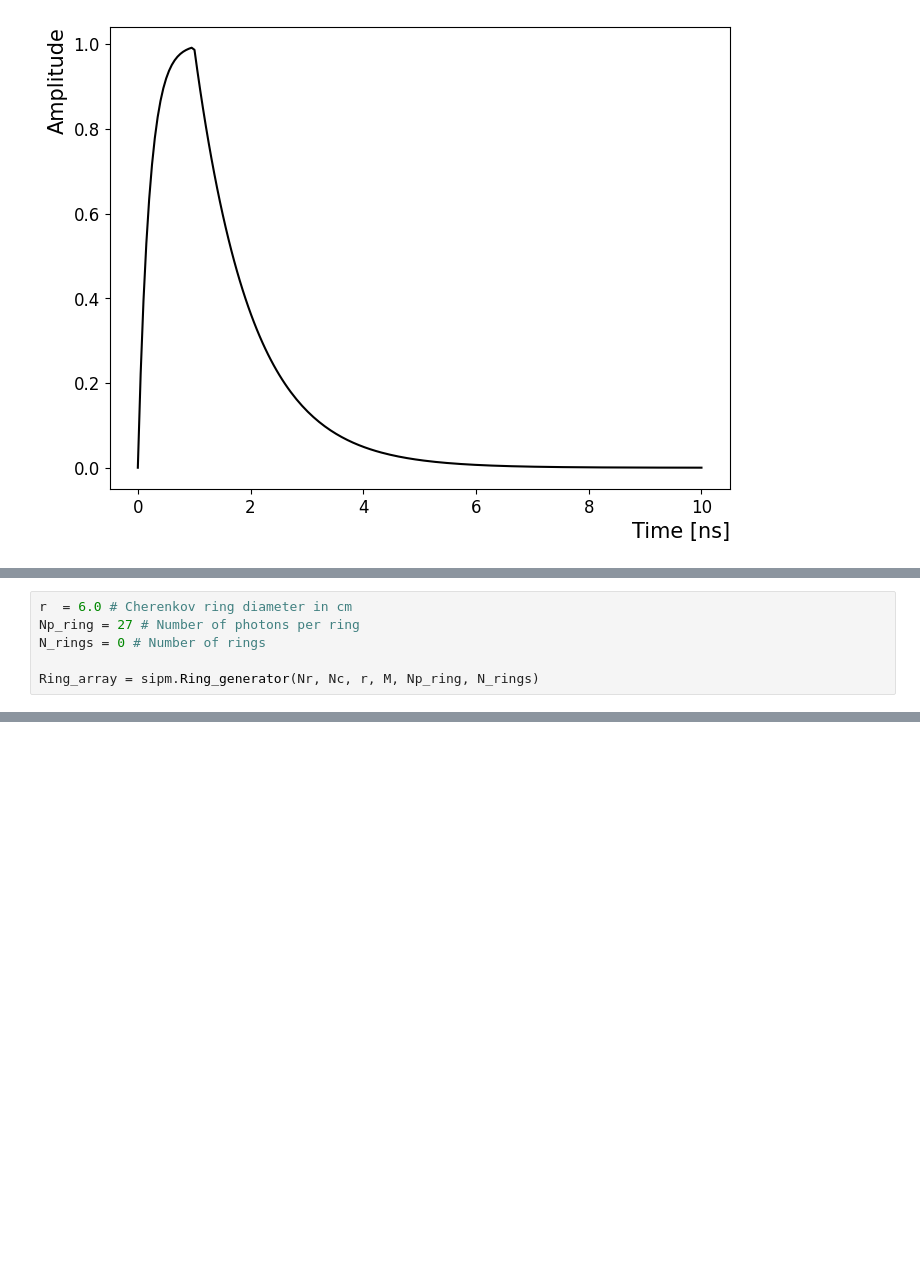
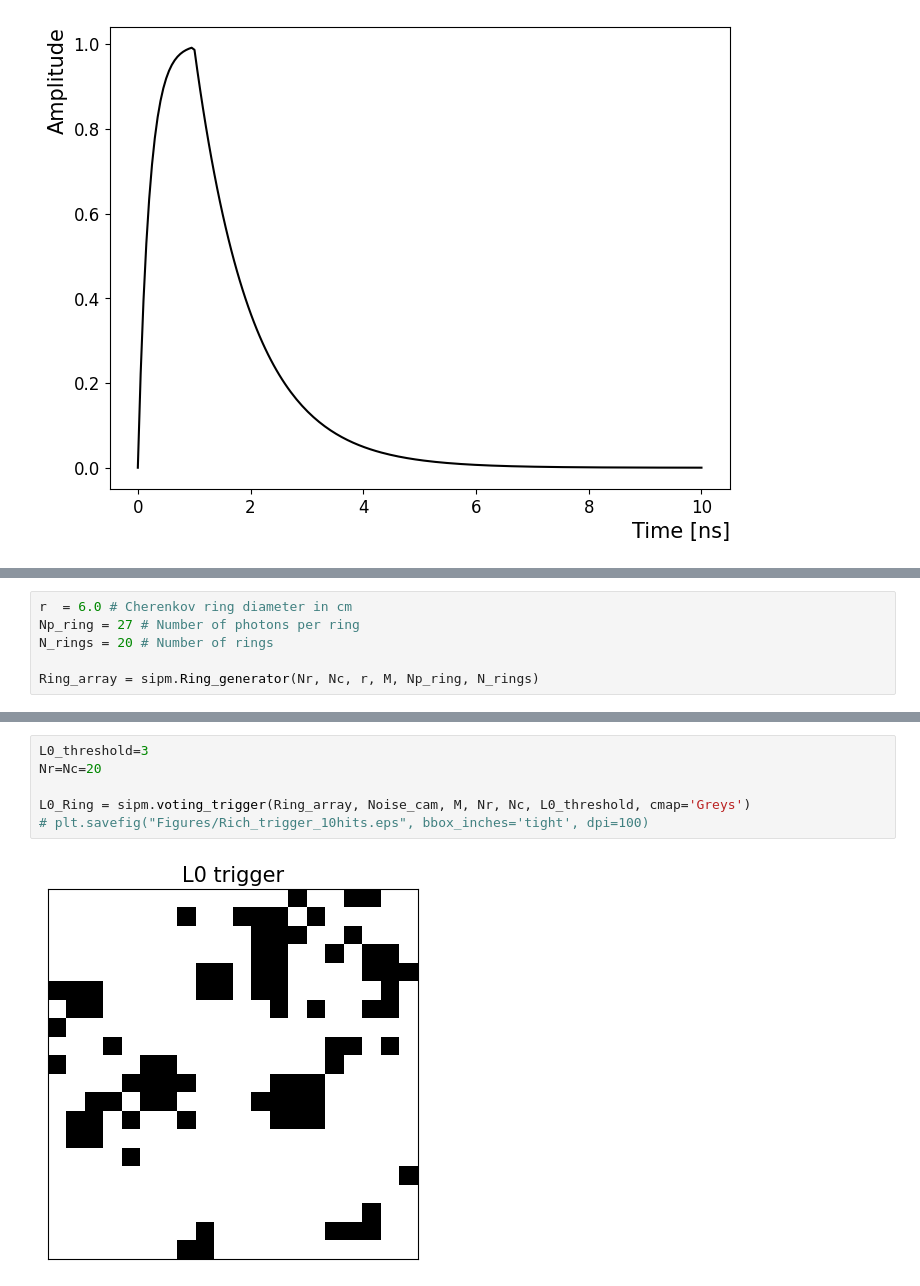
Before and after one commit to JesusPenha/CBM_jupyterhub, a Jupyter notebook: Module_Camera_Test.ipynb, the cells around one changed output, grey strips where cells are left out. Cells and saved outputs as stored; diff of their text form; blank space fills up the shorter version.

```diff
--- a/Module_Camera_Test.ipynb
+++ b/Module_Camera_Test.ipynb
@@ -76,7 +76,7 @@ Noise_cam = sipm.Camera_noise(Pulse_shape, N_pixel, Pixel_size, M, DCR, Cross, A
 # %%
 r  = 6.0 # Cherenkov ring diameter in cm
 Np_ring = 27 # Number of photons per ring
-N_rings = 0 # Number of rings
+N_rings = 20 # Number of rings
 
 Ring_array = sipm.Ring_generator(Nr, Nc, r, M, Np_ring, N_rings)
 # %%
@@ -85,0 +87,8 @@ sipm.Camera_plot(Ring_array, Noise_cam, M, Nr, Nc)
+# %%
+L0_threshold=3
+Nr=Nc=20
+
+L0_Ring = sipm.voting_trigger(Ring_array, Noise_cam, M, Nr, Nc, L0_threshold, cmap='Greys')
+# plt.savefig("Figures/Rich_trigger_10hits.eps", bbox_inches='tight', dpi=100)
+# %% [output]
+[figure, added]
```
Also changed, not shown: parts of 9 cells of this notebook, 4 other files.
